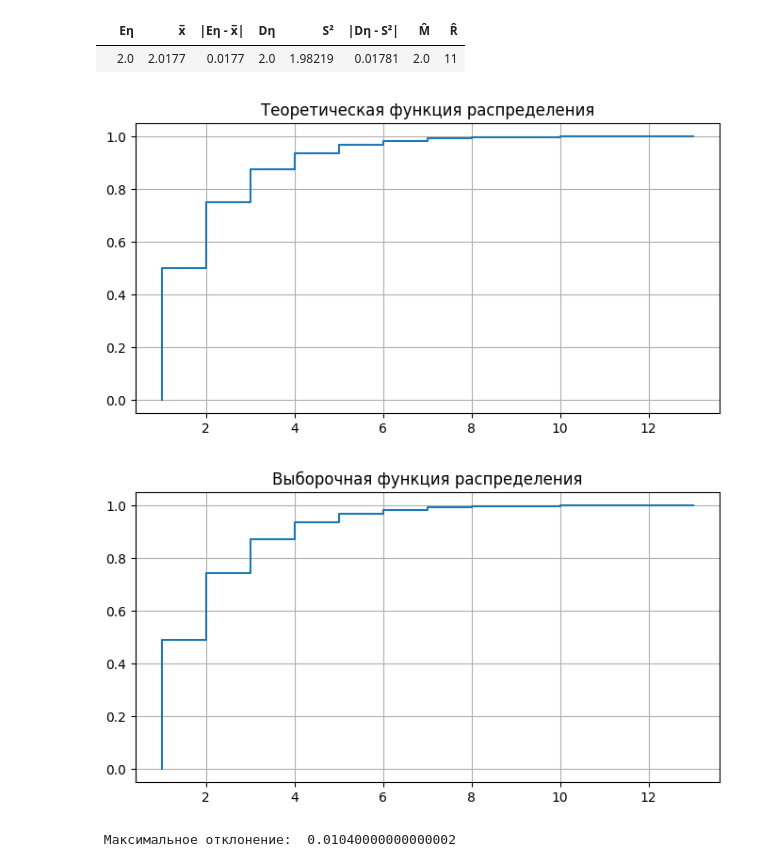
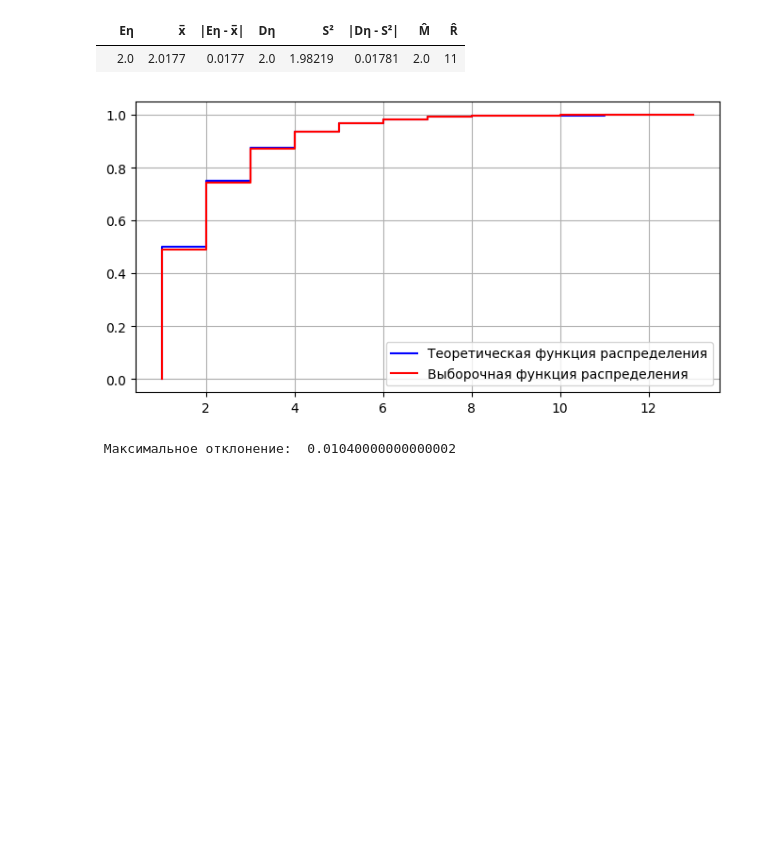
Before and after one commit to Amazingkivas/statistical-analysis, a Jupyter notebook: RandomMainframeGenerator.ipynb, the cells around one changed output. Drawn from its saved outputs; the diff is of its cells as text; code cells hidden in the pictures; blank space fills up the shorter version.

Commit message:
merging plots

```diff
--- a/RandomMainframeGenerator.ipynb
+++ b/RandomMainframeGenerator.ipynb
@@ -181,41 +181,38 @@ args = range(1, max(numbers) + 2)
 vals1 = []
 for arg in args:
     vals1.append(geometric_distribution(p, arg))
 
 plt.figure(figsize=(8, 4))
-plt.step(list(args), vals1)
-plt.title('Теоретическая функция распределения')
+plt.step(list(args), vals1, color='b', label='Теоретическая функция распределения')
 plt.grid(True)
+plt.legend()
 
 vals2 = []
-vals2.clear()
 for arg in args:
     vals2.append(sample_distribution(numbers, n, arg))
 
-plt.figure(figsize=(8, 4))
-plt.step(list(args), vals2)
-plt.title('Выборочная функция распределения')
+plt.step(list(args), vals2, color='r', label='Выборочная функция распределения')
 plt.grid(True)
+plt.legend()
 
 plt.show()
 
 probabilities = [P(p, float(yj)) for yj in values]
 deviations = [abs(float(nj) / n - pj) for pj, nj in zip(probabilities, counts)]
 
 columns = list(range(1, len(values) + 1))
 data3 = [
     list(values),
     probabilities,
     list(freqs)
 ]
 df = pd.DataFrame(data3, index=['yj', 'P({η=yj})', 'nj/n'], columns=columns)
 
 print("\n Максимальное отклонение: ", max(deviations), "\n")
 
 df
 # %% [output]
-[figure, old version]
+[figure, new version]
-[figure, removed]
  Максимальное отклонение:  0.01040000000000002
 |  | 1 | 2 | 3 | 4 | 5 | 6 | 7 | 8 | 9 | 10 | 11 | ... |
 | yj | 1 | 2 | 3 | 4 | 5 | 6 | 7 | 8 | 9 | 10 | 11 | ... |
```
